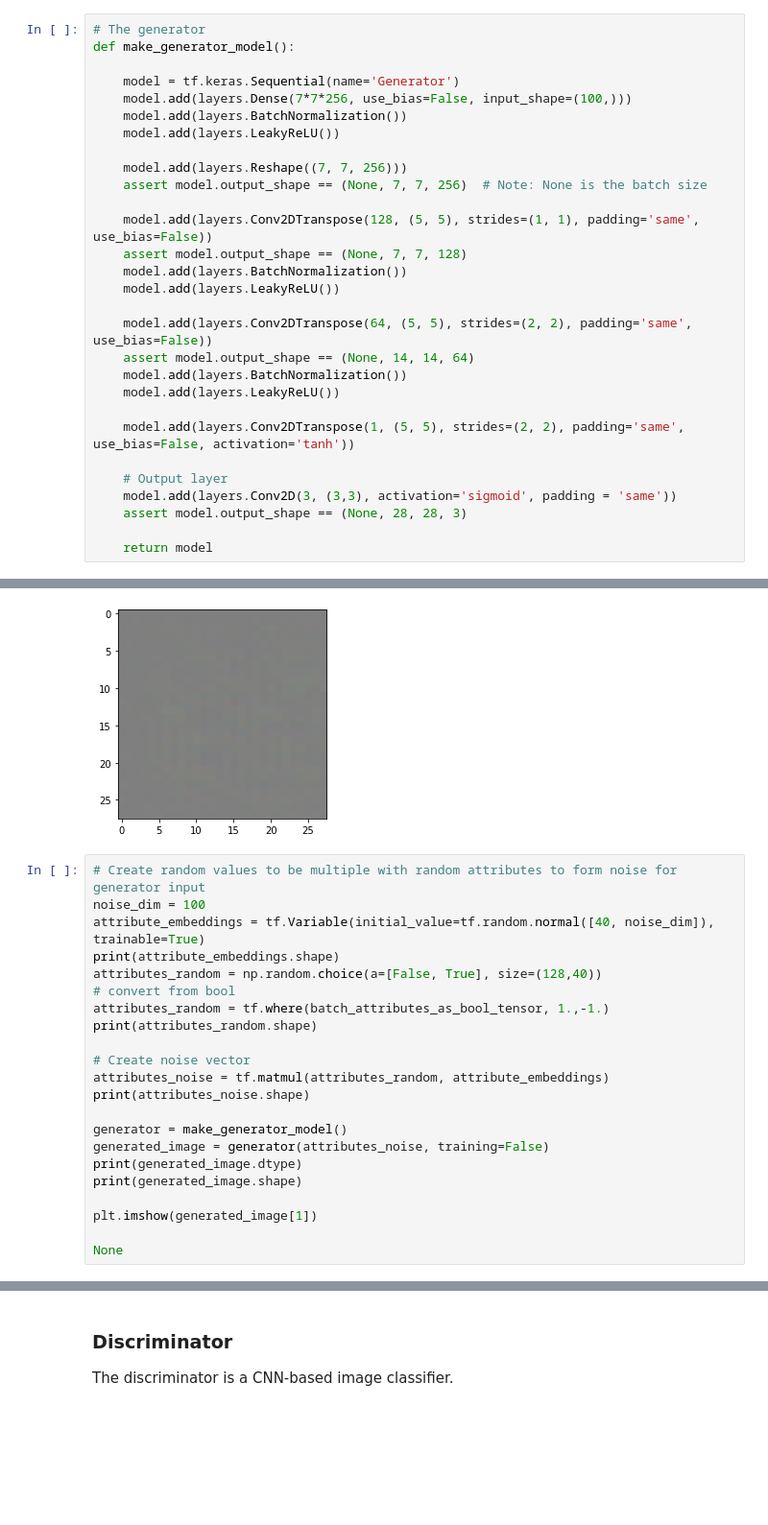
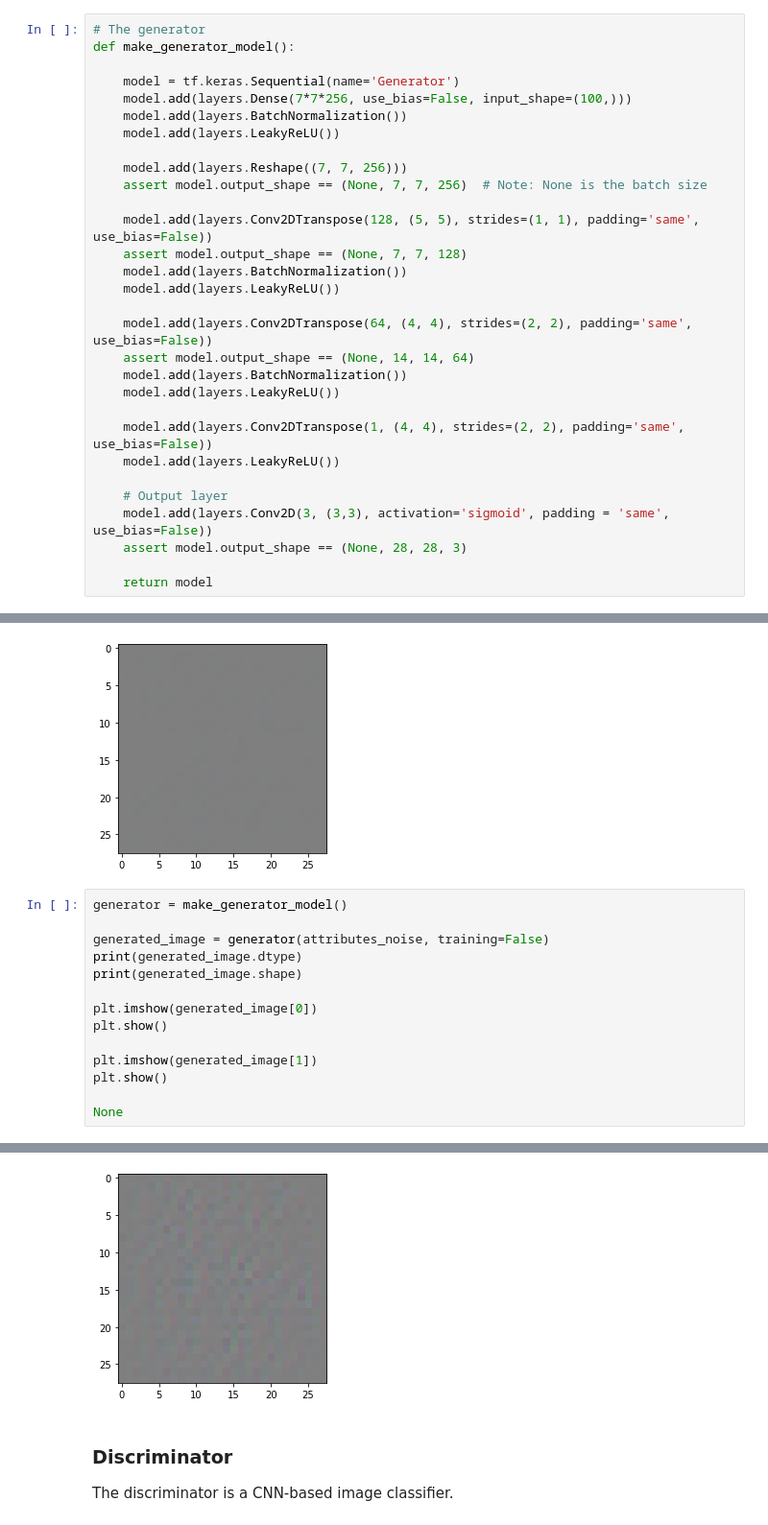
Before and after one commit to Sophie-Xiying-Liu/Deep_Learning_In_Vision, a Jupyter notebook: cDCGAN_CELEBA.ipynb, the cells around one changed output, grey strips where cells are left out. Shown: that part at 96% size. Cells and saved outputs as stored; diff of their text form; blank space fills up the shorter version.

```diff
--- a/cDCGAN_CELEBA.ipynb
+++ b/cDCGAN_CELEBA.ipynb
@@ -176,15 +184,16 @@ def make_generator_model():
     model.add(layers.BatchNormalization())
     model.add(layers.LeakyReLU())
 
-    model.add(layers.Conv2DTranspose(64, (5, 5), strides=(2, 2), padding='same', use_bias=False))
+    model.add(layers.Conv2DTranspose(64, (4, 4), strides=(2, 2), padding='same', use_bias=False))
     assert model.output_shape == (None, 14, 14, 64)
     model.add(layers.BatchNormalization())
     model.add(layers.LeakyReLU())
 
-    model.add(layers.Conv2DTranspose(1, (5, 5), strides=(2, 2), padding='same', use_bias=False, activation='tanh'))
+    model.add(layers.Conv2DTranspose(1, (4, 4), strides=(2, 2), padding='same', use_bias=False))
+    model.add(layers.LeakyReLU())
 
     # Output layer
-    model.add(layers.Conv2D(3, (3,3), activation='sigmoid', padding = 'same'))
+    model.add(layers.Conv2D(3, (3,3), activation='sigmoid', padding = 'same', use_bias=False))
     assert model.output_shape == (None, 28, 28, 3)
 
     return model
@@ -206,25 +215,17 @@ None
 (1, 28, 28, 3)
 [figure]
 # %%
-# Create random values to be multiple with random attributes to form noise for generator input
-noise_dim = 100
-attribute_embeddings = tf.Variable(initial_value=tf.random.normal([40, noise_dim]), trainable=True)
-print(attribute_embeddings.shape)
-attributes_random = np.random.choice(a=[False, True], size=(128,40))
-# convert from bool
-attributes_random = tf.where(batch_attributes_as_bool_tensor, 1.,-1.)
-print(attributes_random.shape)
+generator = make_generator_model()
 
-# Create noise vector
-attributes_noise = tf.matmul(attributes_random, attribute_embeddings)
-print(attributes_noise.shape)
-
-generator = make_generator_model()
 generated_image = generator(attributes_noise, training=False)
 print(generated_image.dtype)
 print(generated_image.shape)
 
+plt.imshow(generated_image[0])
+plt.show()
+
 plt.imshow(generated_image[1])
+plt.show()
 
 None
 # %% [output]
@@ -234,6 +232,7 @@ None
 <dtype: 'float32'>
 (128, 28, 28, 3)
 [figure]
+[figure, added]
 # %% [markdown]
 ### Discriminator
 
```
Also changed, not shown: parts of 28 cells of this notebook.
